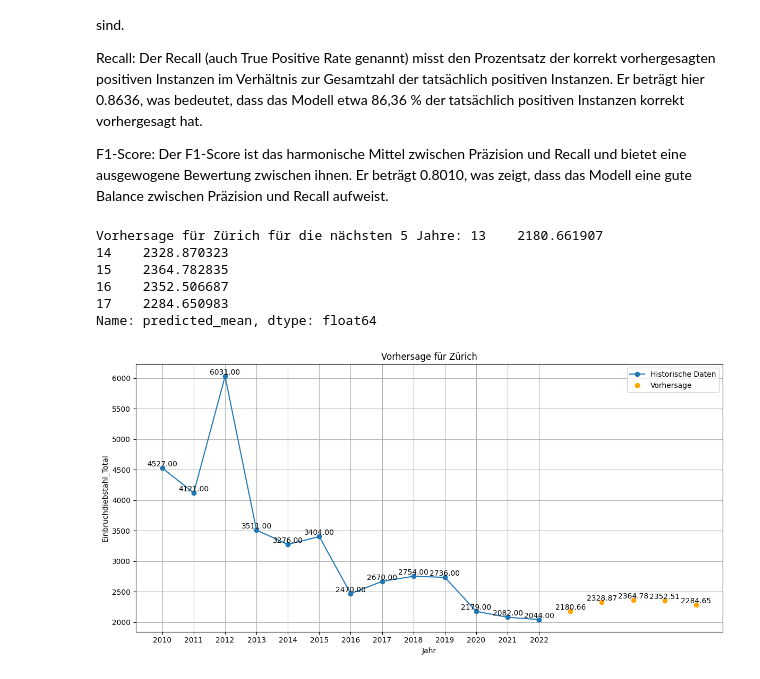
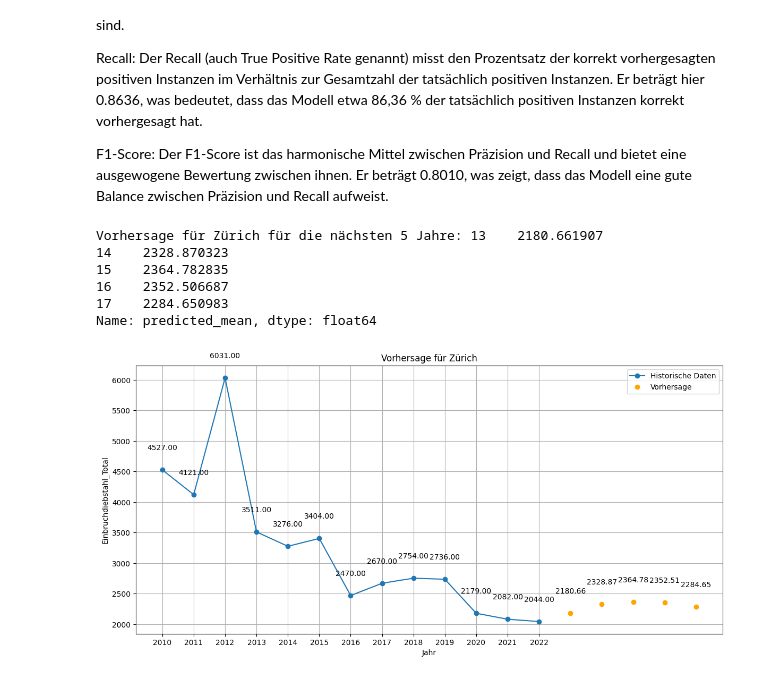
Before and after one commit to nvinto404/Data-Science-Project-Burglary-Statistics-Zurich, a Jupyter notebook: Modellierung.ipynb, the cells around one changed output. Saved outputs shown, nothing was run; the diff lists cells and outputs as text; code cells hidden in the pictures.

Commit message:
Time Series Prediction

```diff
--- a/Modellierung.ipynb
+++ b/Modellierung.ipynb
@@ -345,33 +345,33 @@ existing_years = time_series.index
 plt.figure(figsize=(12, 6))  # Breite und Höhe des Plots festlegen
 
 # Historische Daten plotten
 plt.plot(existing_years, time_series.values, label='Historische Daten', marker='o')
 
 # Vorhersage plotten
 plt.plot(forecast_years, forecast, 'o', label='Vorhersage', color='orange')
 
 plt.xlabel('Jahr')
 plt.ylabel('Einbruchdiebstahl_Total')
 plt.title('Vorhersage für Zürich')
 plt.xticks(range(int(time_series.index.min()), int(time_series.index.max()) + 1))  # Ganzzahlige X-Achsenbeschriftungen
 plt.legend()
 plt.grid(True)  # Gitter hinzufügen
 plt.tight_layout()  # Automatische Anpassung der Layoutabmessungen
 
 # Beschriftungen innerhalb des Plots hinzufügen (Historische Daten)
 for year, value in zip(existing_years, time_series.values):
-    plt.text(year, value, f'{value:.2f}', ha='center', va='bottom')
+    plt.text(year, value + 0.05 * max(time_series), f'{value:.2f}', ha='center', va='bottom')
 
 # Beschriftungen innerhalb des Plots hinzufügen (Vorhersage)
 for year, value in zip(forecast_years, forecast):
-    plt.text(year, value, f'{value:.2f}', ha='center', va='bottom')
+    plt.text(year, value + 0.05 * max(time_series), f'{value:.2f}', ha='center', va='bottom')
 
 plt.show()
 # %% [output]
 Vorhersage für Zürich für die nächsten 5 Jahre: 13    2180.661907
 14    2328.870323
 15    2364.782835
 16    2352.506687
 17    2284.650983
 Name: predicted_mean, dtype: float64
-[figure, old version]
+[figure, new version]
```
